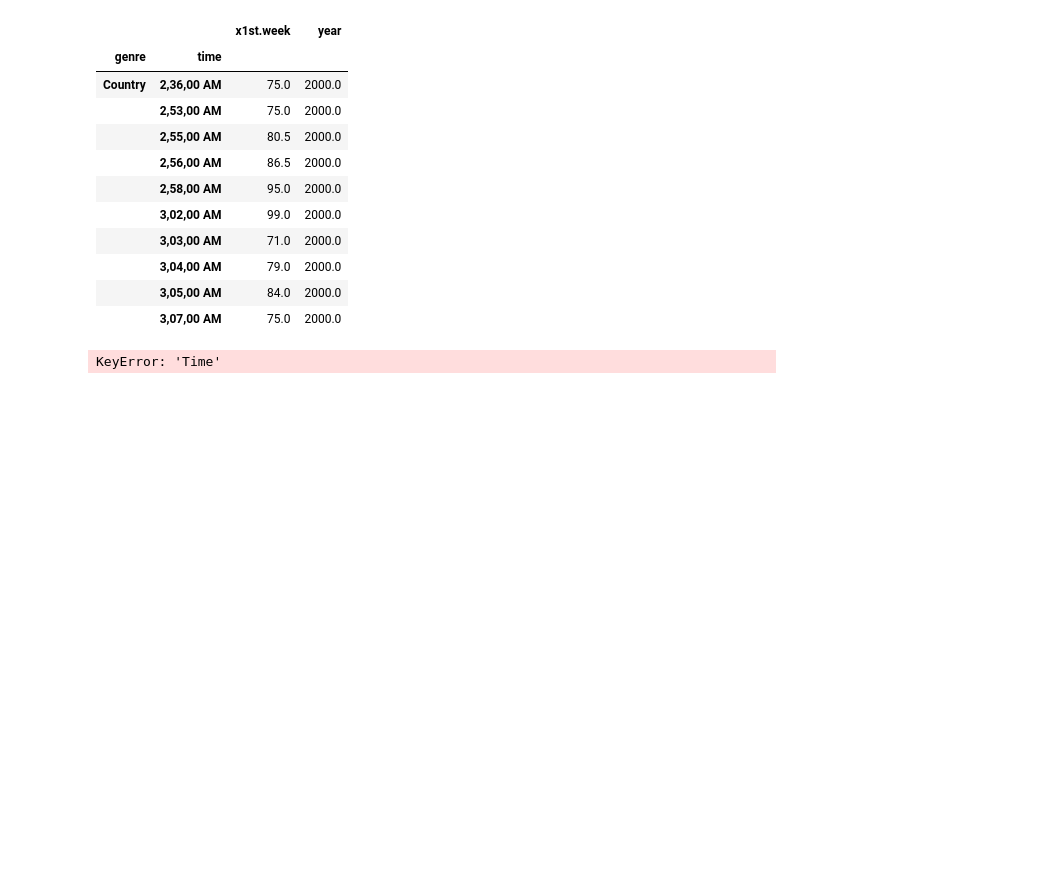
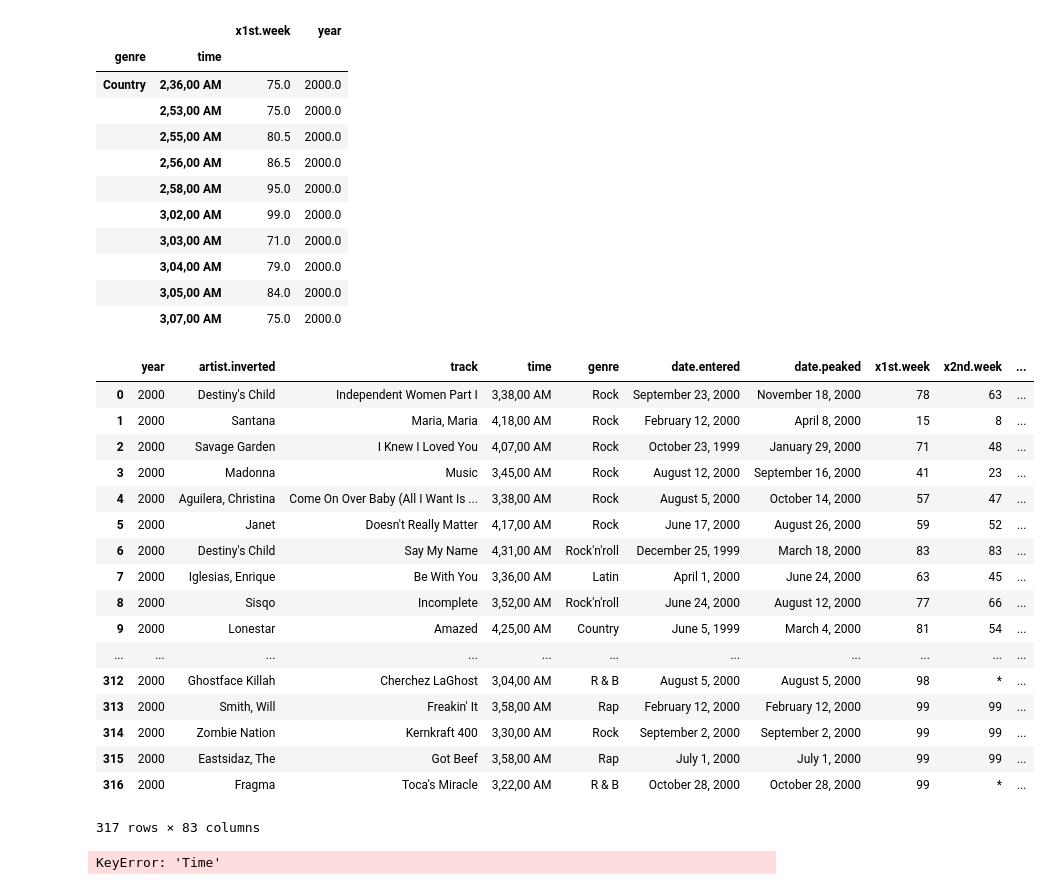
Before and after one commit to spockl/GA-DSI, a Jupyter notebook: projects/projects-weekly/project-02/Pocklington_sara Project 2.ipynb, the cells around one changed output. Drawn from its saved outputs; the diff is of its cells as text; code cells hidden in the pictures; blank space fills up the shorter version.

```diff
--- a/projects/projects-weekly/project-02/Pocklington_sara Project 2.ipynb
+++ b/projects/projects-weekly/project-02/Pocklington_sara Project 2.ipynb
@@ -49,6 +49,27 @@ pd.pivot_table(bbdf, index=['genre', 'time']).head(10)
 |  | 3,04,00 AM | 79.0 | 2000.0 |
 |  | 3,05,00 AM | 84.0 | 2000.0 |
 |  | 3,07,00 AM | 75.0 | 2000.0 |
+# %%
+bbdf.dropna(how='all', axis=1)
+# %% [output]
+|  | year | artist.inverted | track | time | genre | date.entered | date.peaked | x1st.week | x2nd.week | ... |
+| 0 | 2000 | Destiny's Child | Independent Women Part I | 3,38,00 AM | Rock | September 23, 2000 | November 18, 2000 | 78 | 63 | ... |
+| 1 | 2000 | Santana | Maria, Maria | 4,18,00 AM | Rock | February 12, 2000 | April 8, 2000 | 15 | 8 | ... |
+| 2 | 2000 | Savage Garden | I Knew I Loved You | 4,07,00 AM | Rock | October 23, 1999 | January 29, 2000 | 71 | 48 | ... |
+| 3 | 2000 | Madonna | Music | 3,45,00 AM | Rock | August 12, 2000 | September 16, 2000 | 41 | 23 | ... |
+| 4 | 2000 | Aguilera, Christina | Come On Over Baby (All I Want Is ... | 3,38,00 AM | Rock | August 5, 2000 | October 14, 2000 | 57 | 47 | ... |
+| 5 | 2000 | Janet | Doesn't Really Matter | 4,17,00 AM | Rock | June 17, 2000 | August 26, 2000 | 59 | 52 | ... |
+| 6 | 2000 | Destiny's Child | Say My Name | 4,31,00 AM | Rock'n'roll | December 25, 1999 | March 18, 2000 | 83 | 83 | ... |
+| 7 | 2000 | Iglesias, Enrique | Be With You | 3,36,00 AM | Latin | April 1, 2000 | June 24, 2000 | 63 | 45 | ... |
+| 8 | 2000 | Sisqo | Incomplete | 3,52,00 AM | Rock'n'roll | June 24, 2000 | August 12, 2000 | 77 | 66 | ... |
+| 9 | 2000 | Lonestar | Amazed | 4,25,00 AM | Country | June 5, 1999 | March 4, 2000 | 81 | 54 | ... |
+| ... | ... | ... | ... | ... | ... | ... | ... | ... | ... | ... |
+| 312 | 2000 | Ghostface Killah | Cherchez LaGhost | 3,04,00 AM | R & B | August 5, 2000 | August 5, 2000 | 98 | * | ... |
+| 313 | 2000 | Smith, Will | Freakin' It | 3,58,00 AM | Rap | February 12, 2000 | February 12, 2000 | 99 | 99 | ... |
+| 314 | 2000 | Zombie Nation | Kernkraft 400 | 3,30,00 AM | Rock | September 2, 2000 | September 2, 2000 | 99 | 99 | ... |
+| 315 | 2000 | Eastsidaz, The | Got Beef | 3,58,00 AM | Rap | July 1, 2000 | July 1, 2000 | 99 | 99 | ... |
+| 316 | 2000 | Fragma | Toca's Miracle | 3,22,00 AM | R & B | October 28, 2000 | October 28, 2000 | 99 | * | ... |
+317 rows × 83 columns
 # %%
 bbdf['Time'].dtype
 # %% [output]
```
Also changed, not shown: 14 other files.
